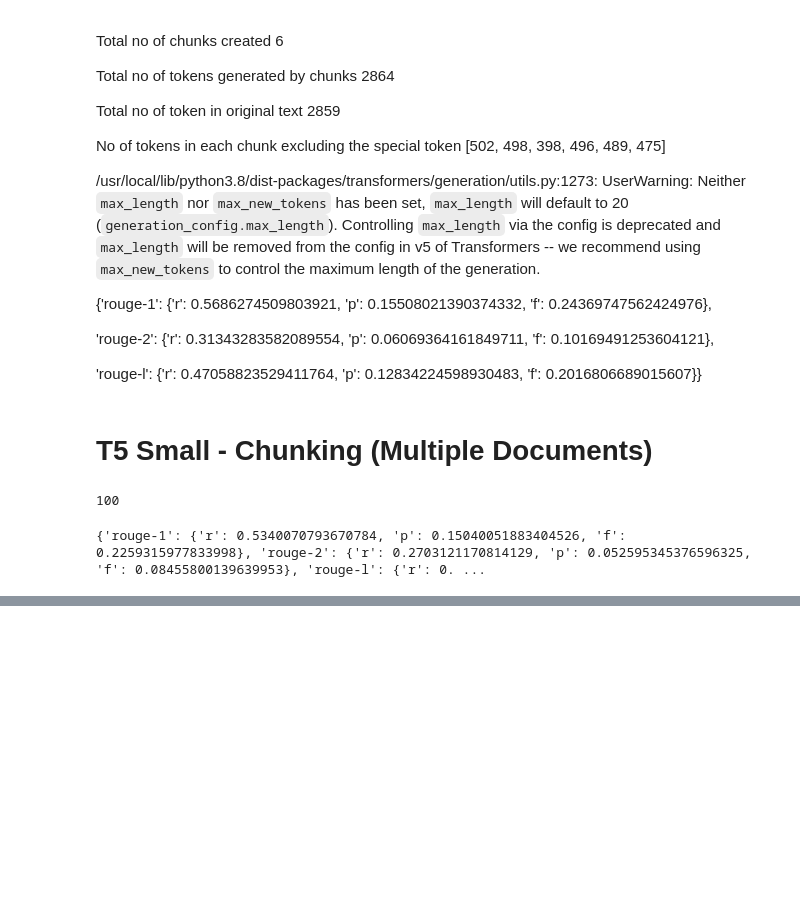
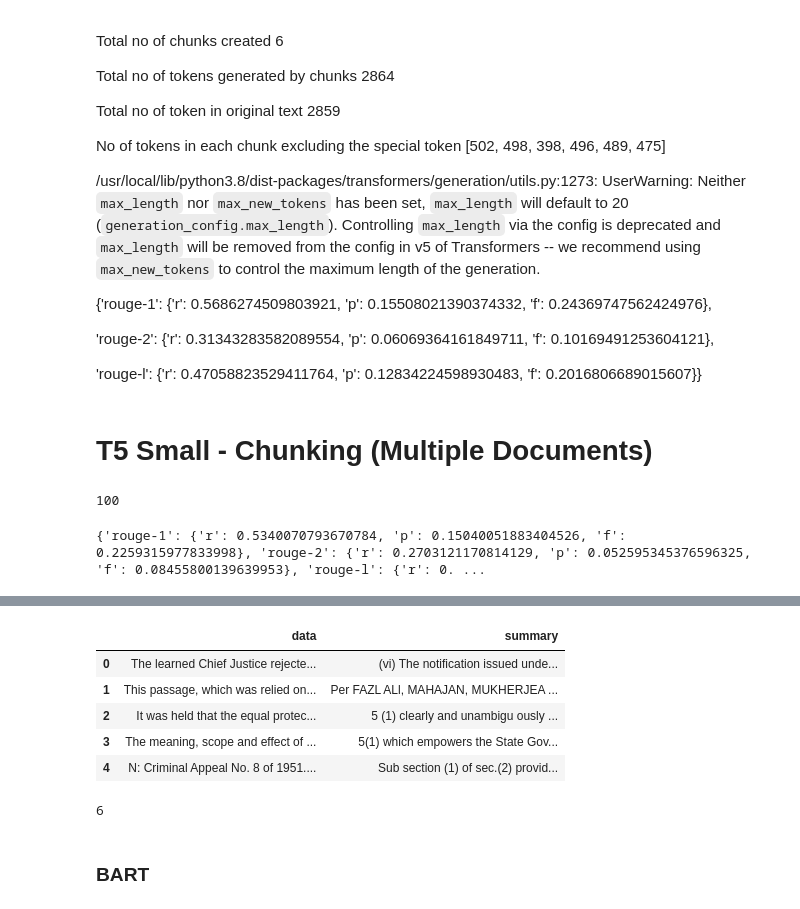
Before and after one commit to kabilan942/Legal, a Jupyter notebook: LDS_01.ipynb, the cells around one changed output, grey strips where cells are left out. Saved outputs shown, nothing was run; the diff lists cells and outputs as text; code cells hidden in the pictures; blank space fills up the shorter version.

```diff
--- a/LDS_01.ipynb
+++ b/LDS_01.ipynb
@@ -62,6 +62,8 @@ def read_input():
   sum = open(sum_name,'r')
   summaryContent = sum.read().strip()
   return(FileContent,summaryContent)
+# %%
+FileContent,summaryContent=read_input()
 # %%
 def model_load():
     checkpoint = "sshleifer/distilbart-cnn-12-6" #model loaded from Huggingface
@@ -1044,0 +1152,23 @@ print(agg_rouge_score)
+# %%
+def nest_sentencesV2(document,chunk_length):
+    '''
+    function to chunk a document
+    input:  document           - Input document
+            chunk_length        - chunk length
+    output: list of chunks. Each chunk is a list of sentences.
+    '''
+    nested = []
+    sent = []
+    length = 0
+    for sentence in nltk.sent_tokenize(document):
+        length += len(sentence.split(" "))
+        if length < chunk_length:
+            sent.append(sentence)
+        else:
+            nested.append(sent)
+            sent = []
+            sent.append(sentence)
+            length = 0
+    if len(sent)>0:
+        nested.append(sent)
+    return nested
@@ -1044,0 +1204,32 @@ print(agg_rouge_score)
+# %%
+import pandas as pd
+training_chunks = []
+training_summs = []
+for i in tqdm(range(2)):
+    cks, summs = get_chunks_data_from_docV2(data_source[i],data_summary[i])
+    training_chunks = training_chunks + cks
+    training_summs = training_summs + summs
+#     print(i, len(training_summs), end = ", ", sep = " : ")
+    if i%100 == 0:
+        full = list(zip(training_chunks,training_summs))
+        df = pd.DataFrame(full,columns=['data', 'summary'])
+        df.to_excel("FD_CLS_BK.xlsx")
+#         break
+full = list(zip(training_chunks,training_summs))
+df = pd.DataFrame(full,columns=['data', 'summary'])
+df.to_excel("FD_CLS.xlsx")
+# %%
+df.head()
+# %% [output]
+|  | data | summary |
+| 0 | The learned Chief Justice rejecte... | (vi) The notification issued unde... |
+| 1 | This passage, which was relied on... | Per FAZL ALl, MAHAJAN, MUKHERJEA ... |
+| 2 | It was held that the equal protec... | 5 (1) clearly and unambigu ously ... |
+| 3 | The meaning, scope and effect of ... | 5(1) which empowers the State Gov... |
+| 4 | N: Criminal Appeal No. 8 of 1951.... | Sub section (1) of sec.(2) provid... |
+# %%
+df.shape[0]
+# %% [output]
+6
+# %% [markdown]
+### BART
```
Also changed, not shown: parts of 72 cells of this notebook.
